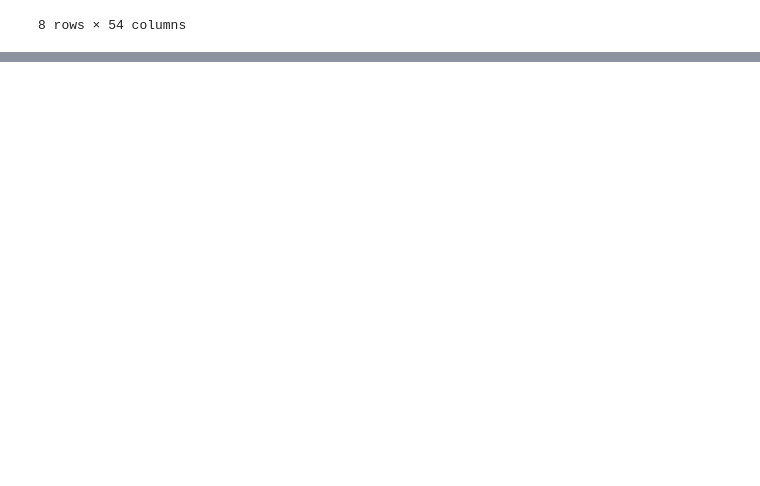
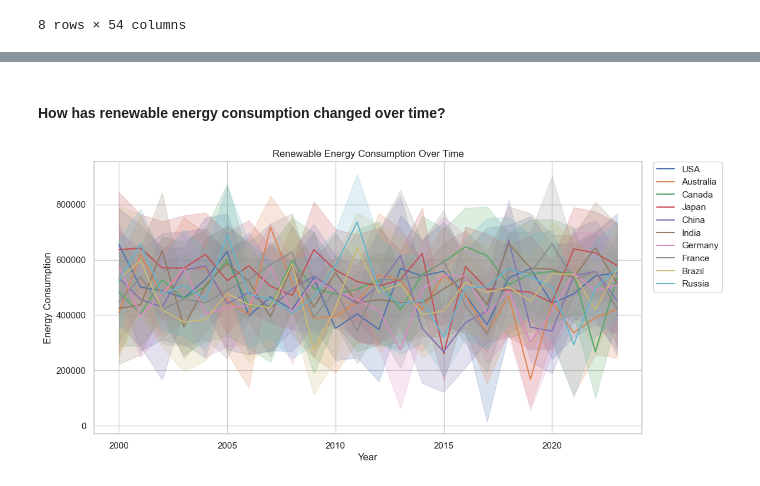
Before and after one commit to arnelimperial/greenergy, a Jupyter notebook: eda.ipynb, the cells around one changed output, grey strips where cells are left out. Saved outputs shown, nothing was run; the diff lists cells and outputs as text; code cells hidden in the pictures; blank space fills up the shorter version.

```diff
--- a/eda.ipynb
+++ b/eda.ipynb
@@ -215,0 +164,11 @@ df.head()
+# %% [markdown]
+<h4>How has renewable energy consumption changed over time?</h4>
+# %%
+plt.figure(figsize=(12,6))
+sns.lineplot(x='Year', y='Energy Consumption', data=original_df, hue='Country')
+#place legend outside top right corner of plot
+plt.legend(bbox_to_anchor=(1.02, 1), loc='upper left', borderaxespad=0)
+plt.title('Renewable Energy Consumption Over Time')
+plt.show()
+# %% [output]
+[figure, added]
```
Also changed, not shown: parts of 28 cells of this notebook.
